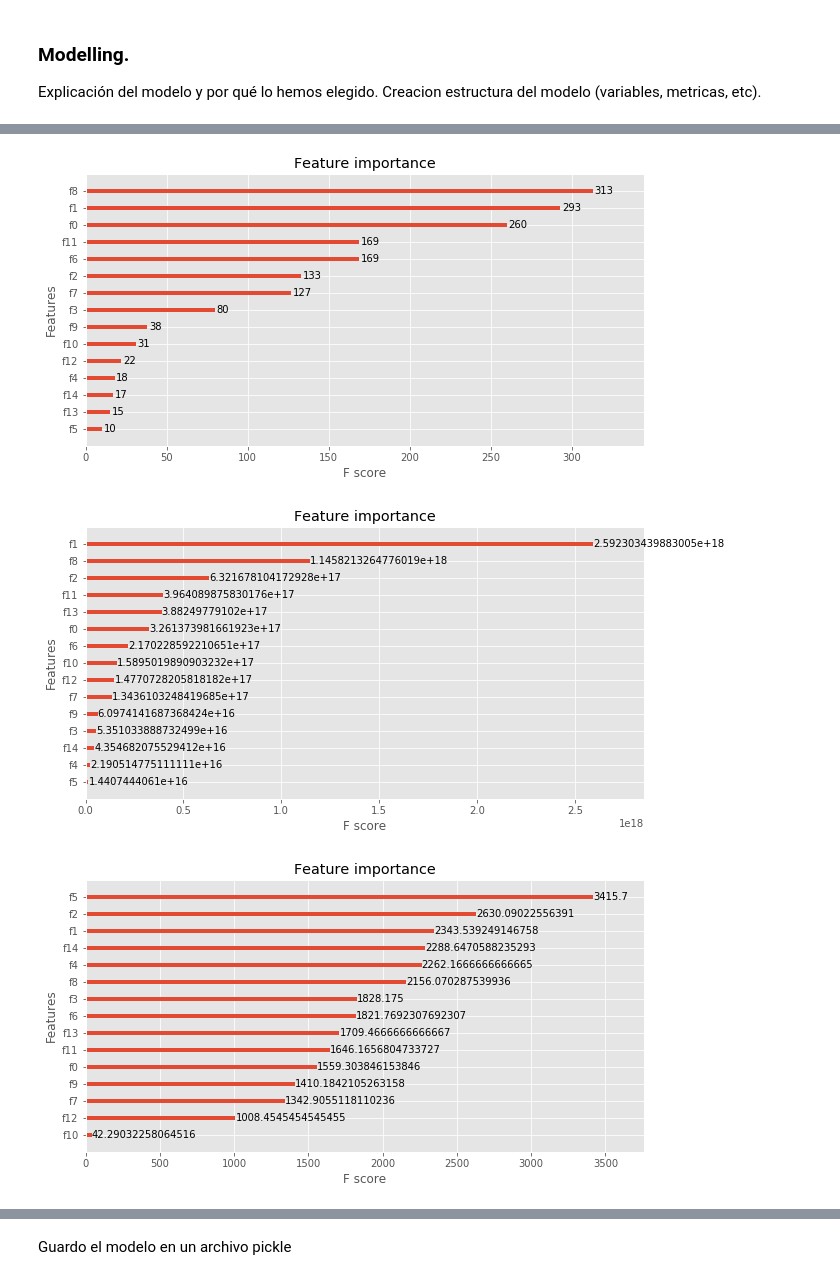
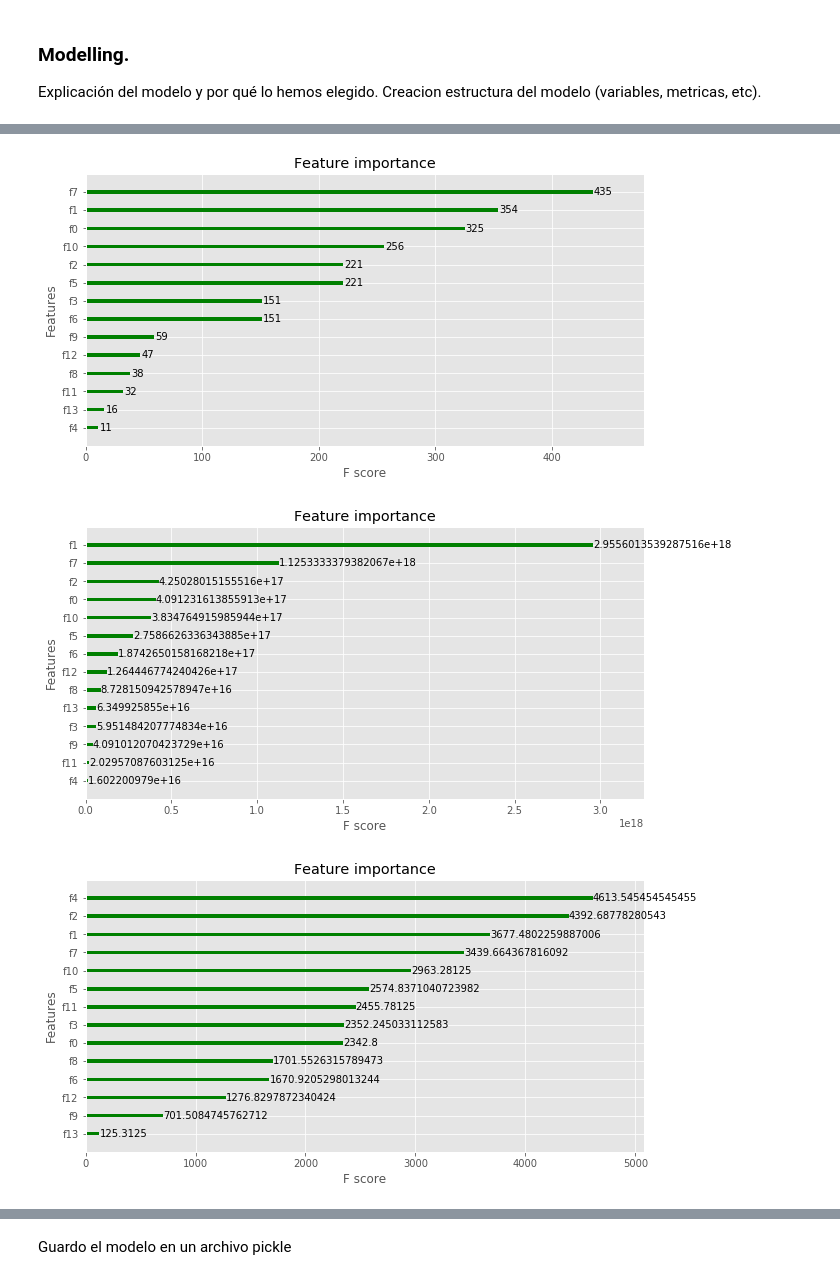
Before and after one commit to ElsaDuran/reves, a Jupyter notebook: 03.Model.ipynb, the cells around one changed output, grey strips where cells are left out. Saved outputs shown, nothing was run; the diff lists cells and outputs as text; code cells hidden in the pictures.

```diff
--- a/03.Model.ipynb
+++ b/03.Model.ipynb
@@ -130,0 +350,6 @@ cross_val
+# %%
+X = reves.drop(["revenue_inflated"], axis = 1).values
+X_train, X_test, y_train, y_test = train_test_split(X, y, test_size = 0.33, random_state = 42)
+xgbo = GridSearchCV(estimator = XGBRegressor(),
+                    param_grid = {"n_estimators" : np.arange(200, 450, 50), "max_depth" : np.arange(3, 6, 1)})
+xgbo.fit(X, y)
@@ -130,0 +376,11 @@ cross_val
+# %%
+xgbo = XGBRegressor(n_estimators = 350, max_depth = 3)
+xgbo.fit(X, y)
+# make predictions for test data
+y_pred = xgbo.predict(X_test)
+
+# evaluate predictions
+print(mean_absolute_error(y_test, y_pred))
+print(explained_variance_score(y_pred, y_test))
+print(xgbo.score(X_test, y_test))
+print(cross_val_score(xgbo, X, y, cv = 10).mean())
@@ -132,19 +409,19 @@ cross_val
 from xgboost import plot_importance
 # %%
 fig, ax = plt.subplots(figsize=(10, 5))
-plot_importance(xgbo, ax = ax, importance_type="weight")
+plot_importance(xgbo, ax = ax, importance_type = "weight", color = "green")
 plt.show()
 # %% [output]
-[figure, old version]
+[figure, new version]
 # %%
 fig, ax = plt.subplots(figsize=(10, 5))
-plot_importance(xgbo, ax = ax, importance_type="gain")
+plot_importance(xgbo, ax = ax, importance_type = "gain", color = "green")
 plt.show()
 # %% [output]
-[figure, old version]
+[figure, new version]
 # %%
 fig, ax = plt.subplots(figsize=(10, 5))
-plot_importance(xgbo, ax = ax, importance_type="cover")
+plot_importance(xgbo, ax = ax, importance_type = "cover", color = "green")
 plt.show()
 # %% [output]
-[figure, old version]
+[figure, new version]
```
Also changed, not shown: parts of 71 cells of this notebook, 2 other files.
